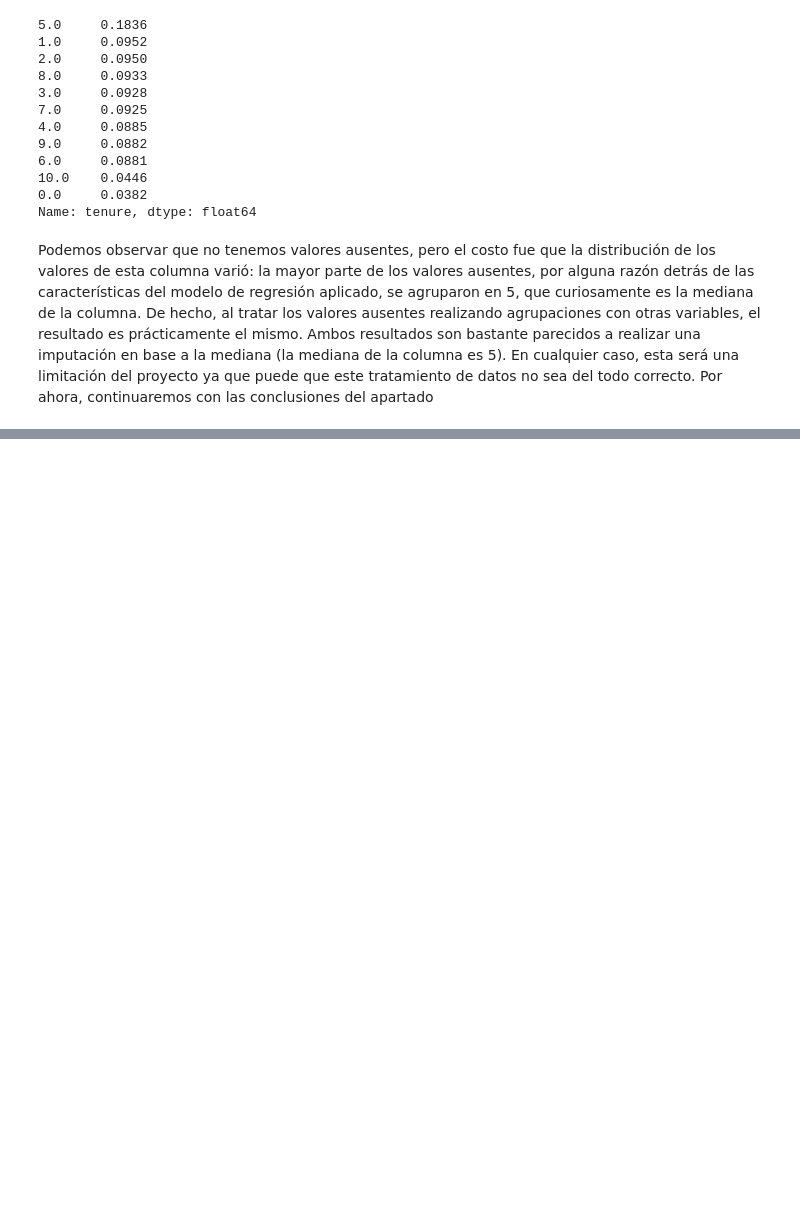
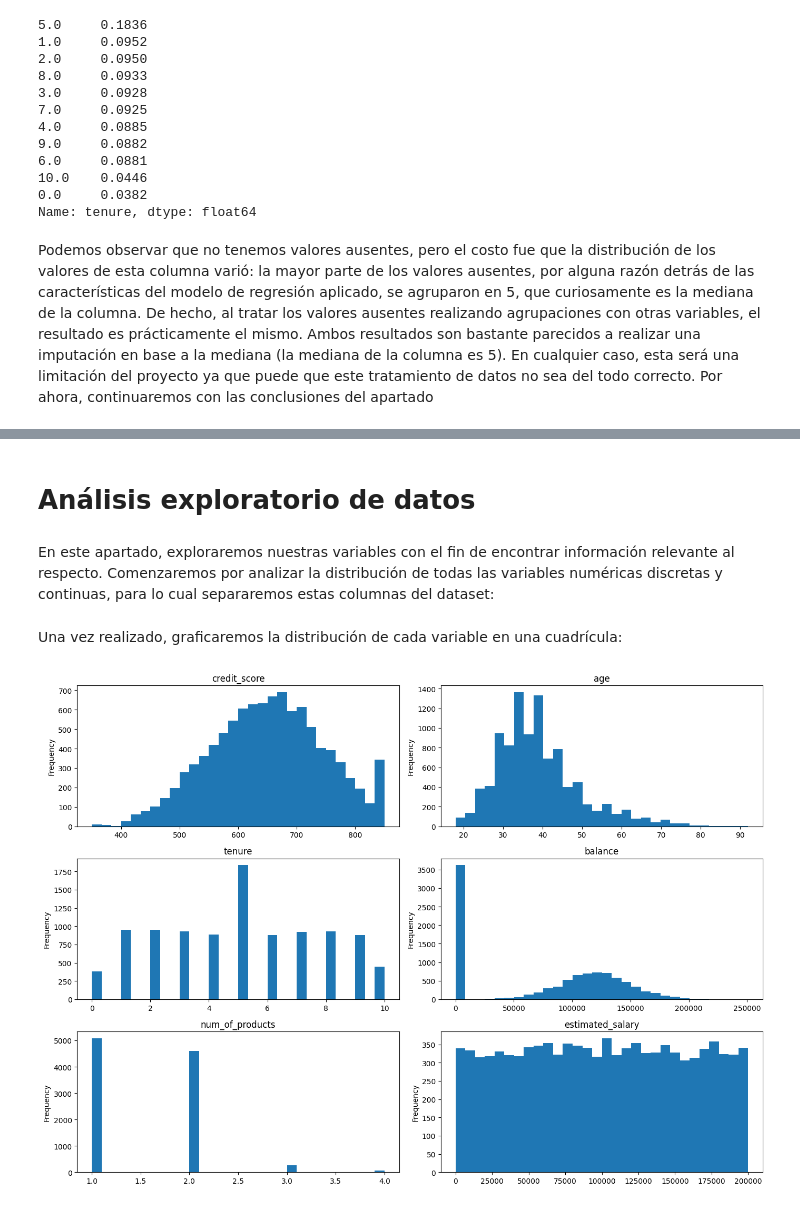
Before and after one commit to ChristianMartinezCaceres/Practicum-portfolio, a Jupyter notebook: 08_bank_customers_model/bank_customers_model.ipynb, the cells around one changed output, grey strips where cells are left out. Cells and saved outputs as stored; diff of their text form; code cells hidden in the pictures; blank space fills up the shorter version.

Commit message:
Analisis exploratorio variables restantes

```diff
--- a/08_bank_customers_model/bank_customers_model.ipynb
+++ b/08_bank_customers_model/bank_customers_model.ipynb
@@ -293,0 +323,27 @@ Podemos observar que no tenemos valores ausentes, pero el costo fue que la distr
+# %% [markdown]
+# Análisis exploratorio de datos
+# %% [markdown]
+En este apartado, exploraremos nuestras variables con el fin de encontrar información relevante al respecto. Comenzaremos por analizar la distribución de todas las variables numéricas discretas y continuas, para lo cual separaremos estas columnas del dataset:
+# %%
+data_numer = ['credit_score', 'age', 'tenure', 'balance', 'num_of_products', 'estimated_salary']
+# %% [markdown]
+Una vez realizado, graficaremos la distribución de cada variable en una cuadrícula:
+# %%
+num_graph = len(data_numer)  # obtiene el tamaño de la lista de columnas
+
+num_rows = int(np.ceil(num_graph / 2))  # divide en bloques de dos, obtiene el total de filas del gráfico
+num_cols = 2  # siempre serán dos columnas
+a = 1  # número para inicializar el conteo de plots
+
+fig = plt.subplots(figsize=(14, 10))  # tamaño de los subplots
+
+for i in data_numer:  # bucle para cada elemento de la lista
+    plt.subplot(num_rows, num_cols, a)
+    plt.title(i)
+    data_beta_ohe[i].plot(kind='hist', title=i, bins=30)  # grafica histogramas de cada columna del dataset
+    a += 1
+
+plt.tight_layout()
+plt.show()
+# %% [output]
+[figure, added]
```
Also changed, not shown: parts of 14 cells of this notebook.
